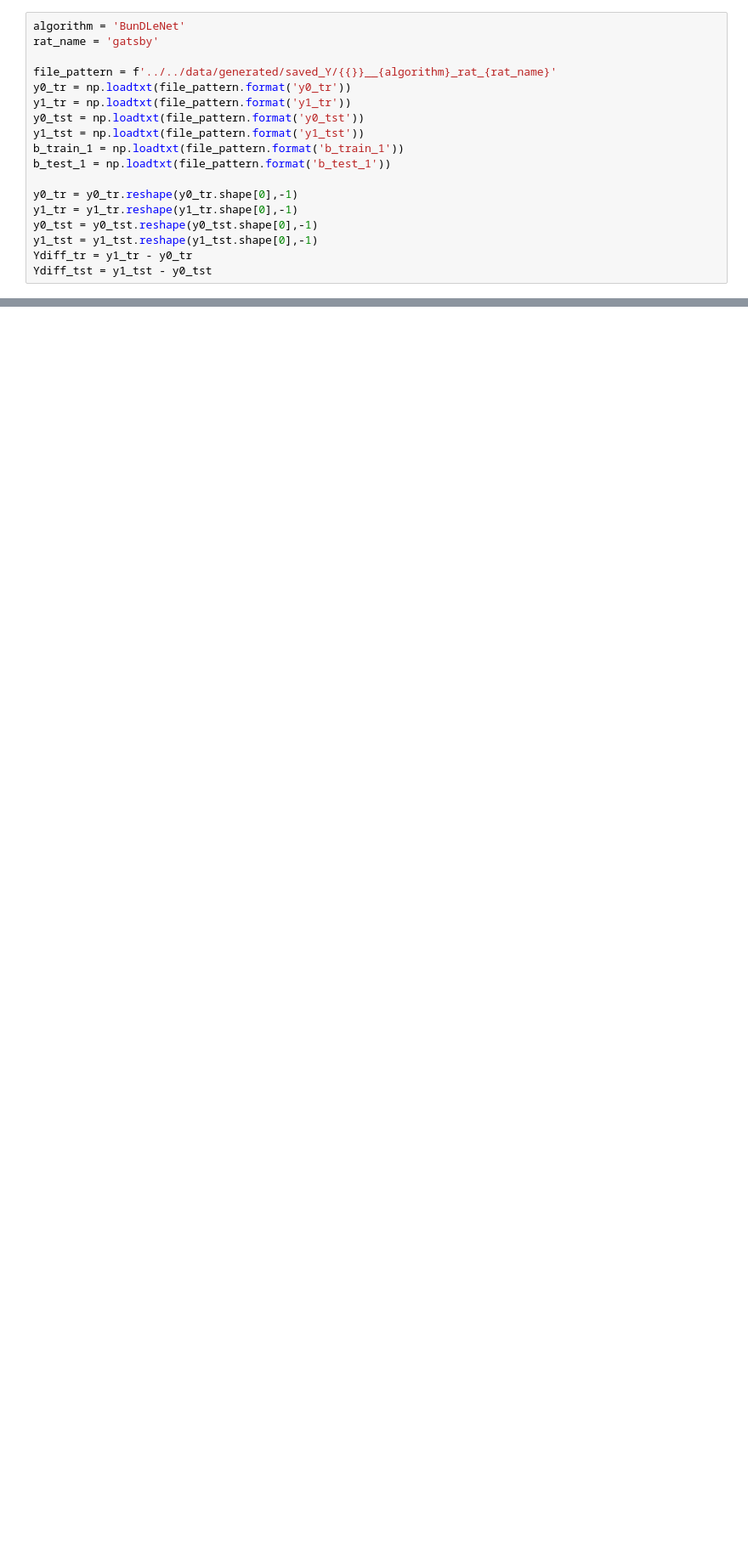
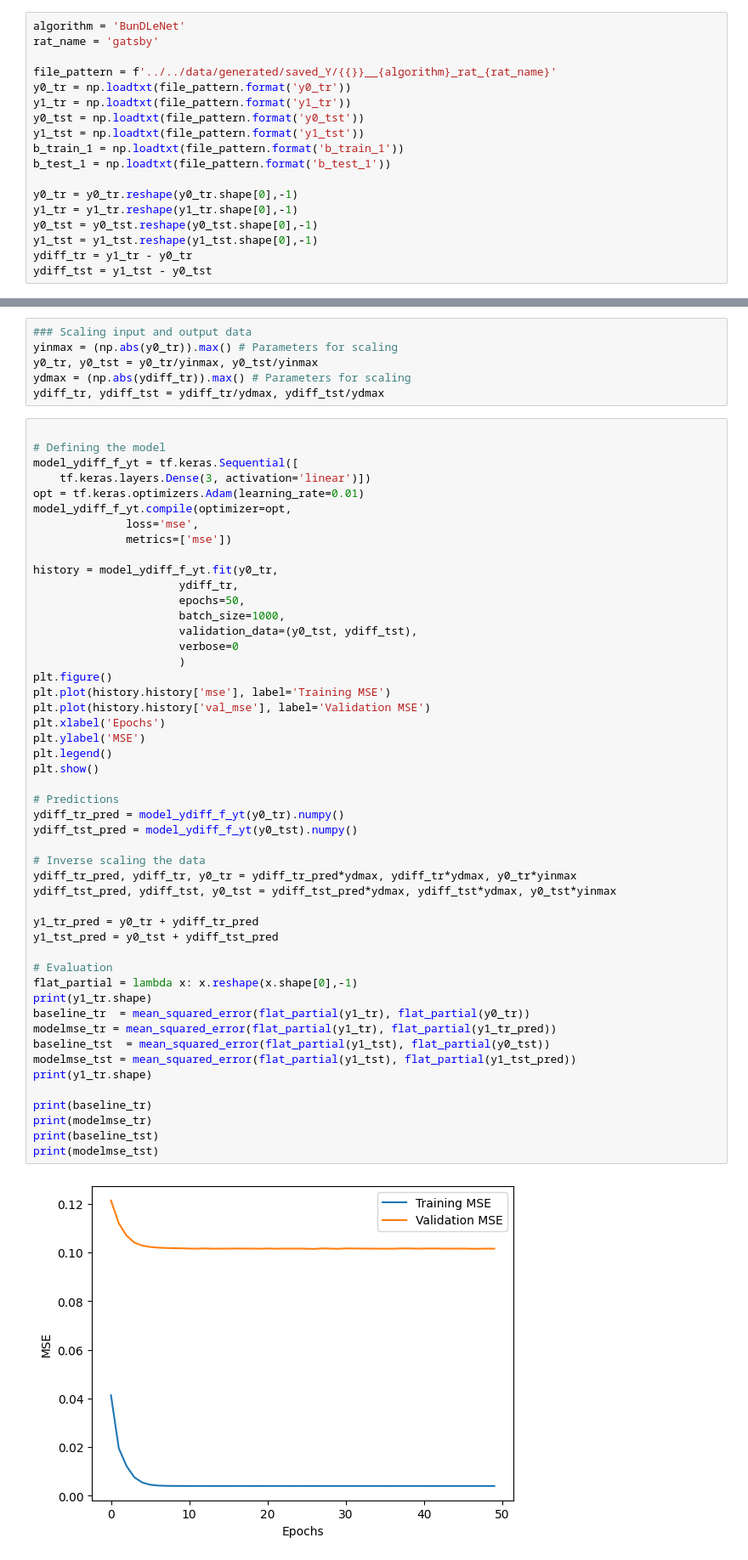
Before and after one commit to akshey-kumar/comparison-algorithms, a Jupyter notebook: rat_embedding_evaluation/evaluation_scripts/dynamics_analysis.ipynb, the cells around one changed output, grey strips where cells are left out. Shown at 85% size. Cells and saved outputs as stored; diff of their text form; blank space fills up the shorter version.

```diff
--- a/rat_embedding_evaluation/evaluation_scripts/dynamics_analysis.ipynb
+++ b/rat_embedding_evaluation/evaluation_scripts/dynamics_analysis.ipynb
@@ -23,5 +27,5 @@ y0_tr = y0_tr.reshape(y0_tr.shape[0],-1)
 y1_tr = y1_tr.reshape(y1_tr.shape[0],-1)
 y0_tst = y0_tst.reshape(y0_tst.shape[0],-1)
 y1_tst = y1_tst.reshape(y1_tst.shape[0],-1)
-Ydiff_tr = y1_tr - y0_tr
-Ydiff_tst = y1_tst - y0_tst
+ydiff_tr = y1_tr - y0_tr
+ydiff_tst = y1_tst - y0_tst
@@ -27,0 +63,57 @@ Ydiff_tst = y1_tst - y0_tst
+# %%
+### Scaling input and output data
+yinmax = (np.abs(y0_tr)).max() # Parameters for scaling
+y0_tr, y0_tst = y0_tr/yinmax, y0_tst/yinmax
+ydmax = (np.abs(ydiff_tr)).max() # Parameters for scaling
+ydiff_tr, ydiff_tst = ydiff_tr/ydmax, ydiff_tst/ydmax
+# %%
+
+# Defining the model
+model_ydiff_f_yt = tf.keras.Sequential([
+	tf.keras.layers.Dense(3, activation='linear')])
+opt = tf.keras.optimizers.Adam(learning_rate=0.01)
+model_ydiff_f_yt.compile(optimizer=opt,
+			  loss='mse',
+			  metrics=['mse'])
+
+history = model_ydiff_f_yt.fit(y0_tr,
+					  ydiff_tr,
+					  epochs=50,
+					  batch_size=1000,
+					  validation_data=(y0_tst, ydiff_tst),
+					  verbose=0
+					  )
+plt.figure()
+plt.plot(history.history['mse'], label='Training MSE')
+plt.plot(history.history['val_mse'], label='Validation MSE')
+plt.xlabel('Epochs')
+plt.ylabel('MSE')
+plt.legend()
+plt.show()
+
+# Predictions
+ydiff_tr_pred = model_ydiff_f_yt(y0_tr).numpy()
+ydiff_tst_pred = model_ydiff_f_yt(y0_tst).numpy()
+
+# Inverse scaling the data
+ydiff_tr_pred, ydiff_tr, y0_tr = ydiff_tr_pred*ydmax, ydiff_tr*ydmax, y0_tr*yinmax
+ydiff_tst_pred, ydiff_tst, y0_tst = ydiff_tst_pred*ydmax, ydiff_tst*ydmax, y0_tst*yinmax
+
+y1_tr_pred = y0_tr + ydiff_tr_pred
+y1_tst_pred = y0_tst + ydiff_tst_pred
+
+# Evaluation
+flat_partial = lambda x: x.reshape(x.shape[0],-1)
+print(y1_tr.shape)
+baseline_tr  = mean_squared_error(flat_partial(y1_tr), flat_partial(y0_tr))
+modelmse_tr = mean_squared_error(flat_partial(y1_tr), flat_partial(y1_tr_pred))
+baseline_tst  = mean_squared_error(flat_partial(y1_tst), flat_partial(y0_tst))
+modelmse_tst = mean_squared_error(flat_partial(y1_tst), flat_partial(y1_tst_pred))
+print(y1_tr.shape)
+
+print(baseline_tr)
+print(modelmse_tr)
+print(baseline_tst)
+print(modelmse_tst)
+# %% [output]
+[figure, added]
```
Also changed, not shown: parts of 7 cells of this notebook.
